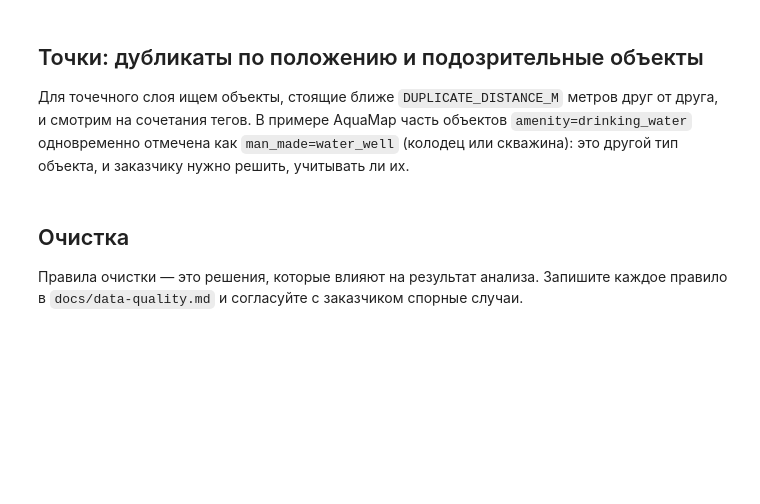
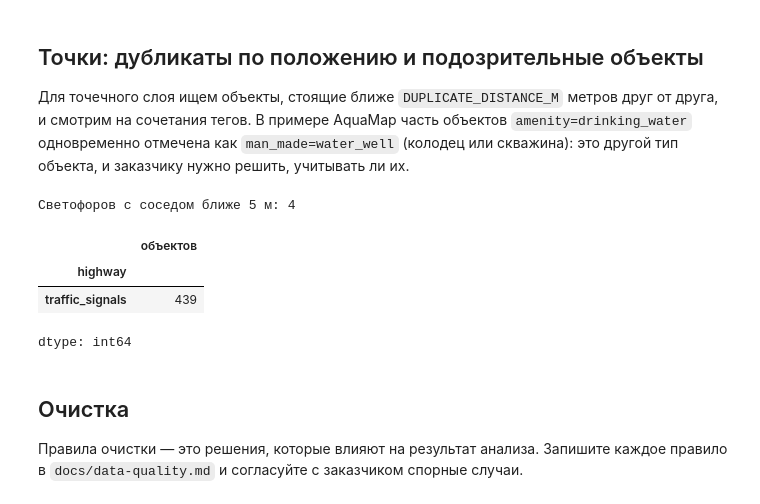
Before and after one commit to renvoid72/pm-lab-5-CIA, a Jupyter notebook: notebooks/02_data_profiling.ipynb, the cells around one changed output. Drawn from its saved outputs; the diff is of its cells as text; code cells hidden in the pictures; blank space fills up the shorter version.

```diff
--- a/notebooks/02_data_profiling.ipynb
+++ b/notebooks/02_data_profiling.ipynb
@@ -101,17 +120,23 @@ completeness
 
 Для точечного слоя ищем объекты, стоящие ближе `DUPLICATE_DISTANCE_M` метров друг от друга, и смотрим на сочетания тегов. В примере AquaMap часть объектов `amenity=drinking_water` одновременно отмечена как `man_made=water_well` (колодец или скважина): это другой тип объекта, и заказчику нужно решить, учитывать ли их.
 # %%
-pts = layers["water_points"].copy()
-pts["geometry"] = pts.geometry.representative_point()      # полигоны и линии превращаем в точки
+pts = layers["traffic_signals"].copy()
+pts["geometry"] = pts.geometry.representative_point()      # полигоны превращаем в точки
 pts_m = pts.to_crs(METRIC_CRS)
 
 near = gpd.sjoin_nearest(pts_m, pts_m[["geometry"]], how="left",
                          max_distance=DUPLICATE_DISTANCE_M, distance_col="dist", exclusive=True)
 near_dups = near[near["dist"].notna()]
-print(f"Точек с соседом ближе {DUPLICATE_DISTANCE_M} м: {near_dups.index.nunique()}")
+print(f"Светофоров с соседом ближе {DUPLICATE_DISTANCE_M} м: {near_dups.index.nunique()}")
 
-tag_combos = pts.groupby(["amenity", "man_made"], dropna=False).size().rename("объектов")
+tag_combos = pts.groupby(["highway"], dropna=False).size().rename("объектов")
 tag_combos
+# %% [output]
+Светофоров с соседом ближе 5 м: 4
+|  | объектов |
+| highway |  |
+| traffic_signals | 439 |
+dtype: int64
 # %% [markdown]
 ## Очистка
 
```
Also changed, not shown: parts of 8 cells of this notebook.
